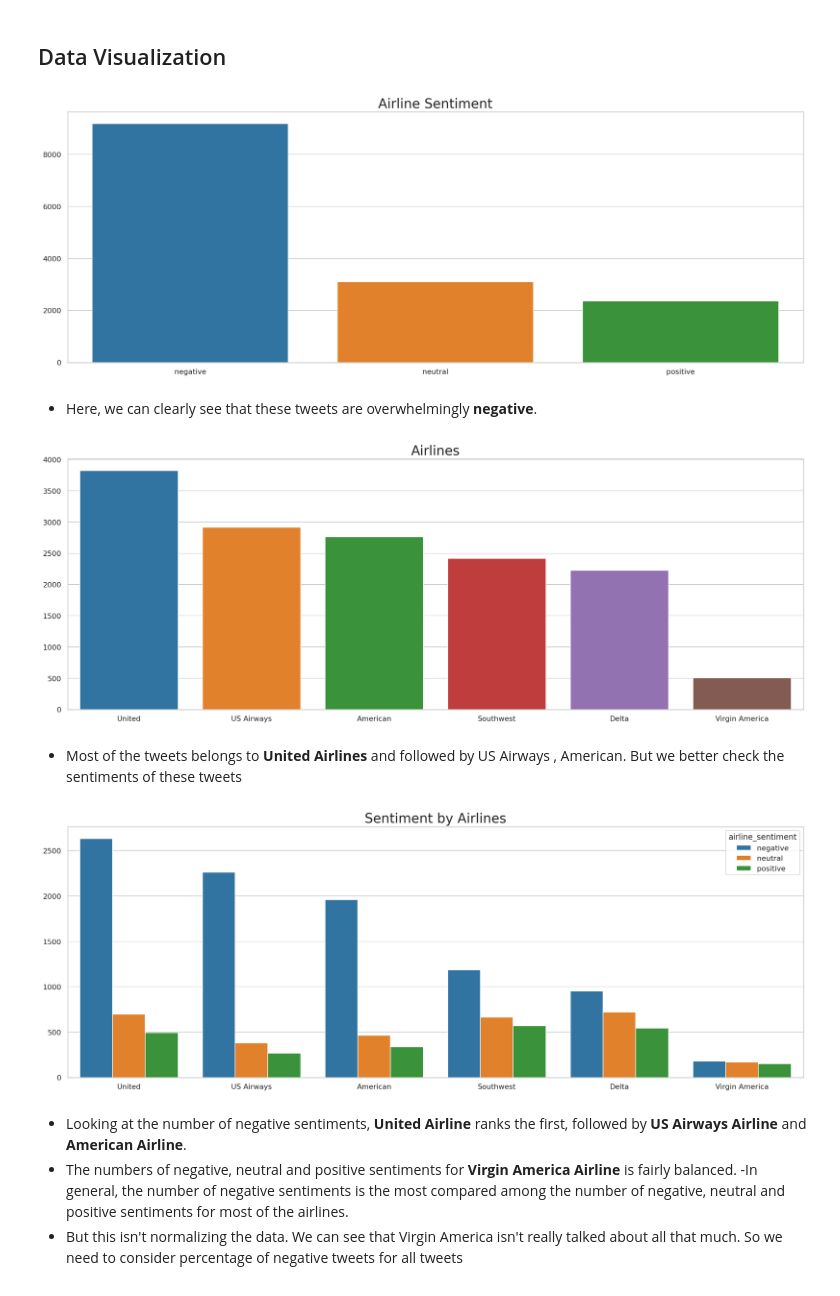
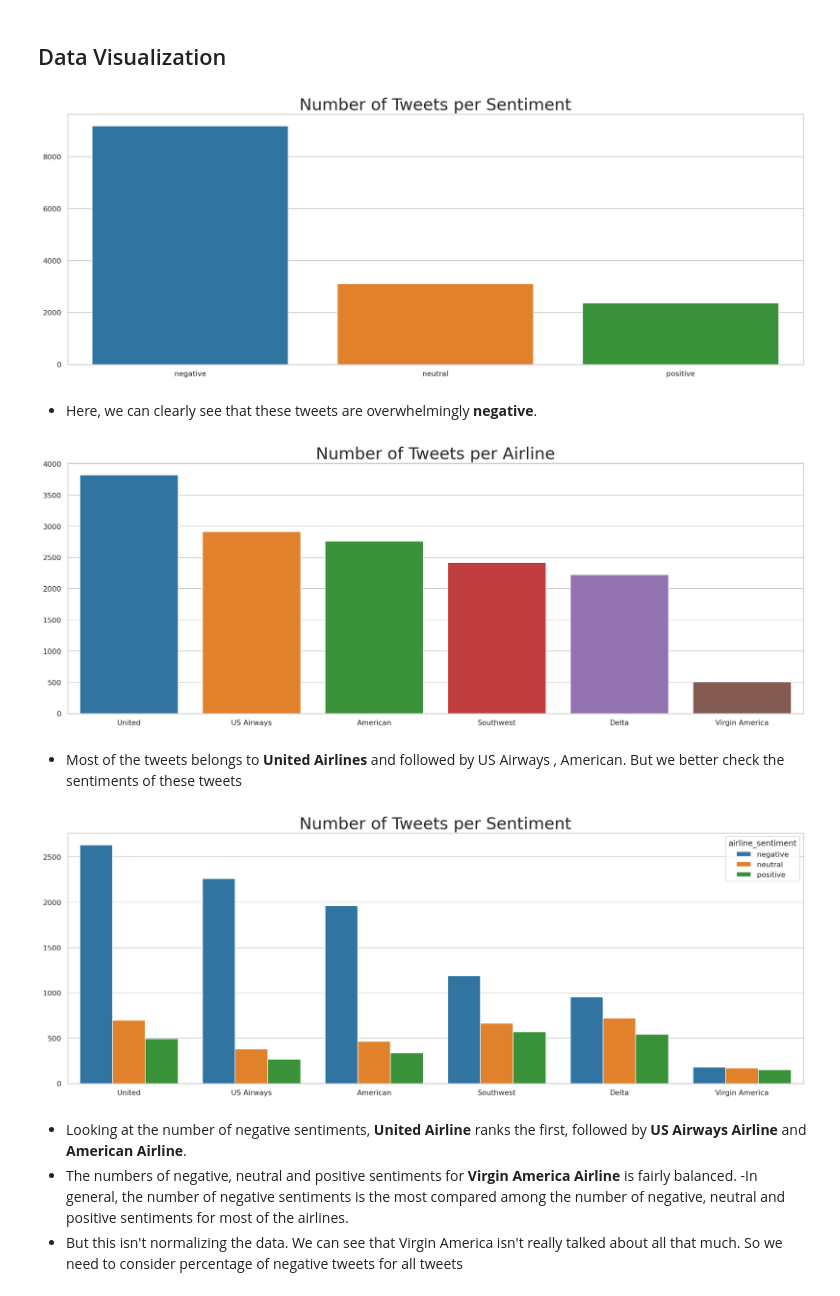
Before and after one commit to jadecebeci/Twitter-Sentiment-Analysis-on-Airlines, a Jupyter notebook: Exploratory_Data_Analysis.ipynb, the cells around one changed output. Cells and saved outputs as stored; diff of their text form; code cells hidden in the pictures.

```diff
--- a/Exploratory_Data_Analysis.ipynb
+++ b/Exploratory_Data_Analysis.ipynb
@@ -233,12 +233,12 @@ I will be mainly focusing on the following columns:
 # %%
 plt.figure(figsize=(20,7));
 sns.countplot(x= df.airline_sentiment, order = df.airline_sentiment.value_counts().index);
 plt.xlabel('');
 plt.ylabel('');
-plt.title('Airline Sentiment',fontsize = 20);
+plt.title('Number of Tweets per Sentiment',fontsize = 25);
 plt.show()
 # %% [output]
-[figure, old version]
+[figure, new version]
 # %% [markdown]
 - Here, we can clearly see that these tweets are overwhelmingly **negative**.
 # %%
@@ -246,22 +246,22 @@ plt.figure(figsize=(20,7));
 sns.countplot(x= df.airline, order = df.airline.value_counts().index);
 plt.xlabel('');
 plt.ylabel('');
-plt.title('Airlines',fontsize = 20);
+plt.title('Number of Tweets per Airline',fontsize = 25);
 plt.show()
 # %% [output]
-[figure, old version]
+[figure, new version]
 # %% [markdown]
 - Most of the tweets belongs to **United Airlines** and followed by US Airways , American. But we better check the sentiments of these tweets
 # %%
 plt.figure(figsize=(20,7));
 sns.countplot(x= df.airline , order = df.airline.value_counts().index ,hue= df.airline_sentiment ,
-              hue_order = df.airline_sentiment.value_counts().index );
+              hue_order = df.airline_sentiment.value_counts().index);
 plt.xlabel('');
 plt.ylabel('');
-plt.title('Sentiment by Airlines',fontsize = 20);
+plt.title('Number of Tweets per Sentiment',fontsize = 25);
 plt.show()
 # %% [output]
-[figure, old version]
+[figure, new version]
 # %% [markdown]
 - Looking at the number of negative sentiments, **United Airline** ranks the first, followed by **US Airways Airline** and **American Airline**.
 - The numbers of negative, neutral and positive sentiments for **Virgin America Airline** is fairly balanced.
```
Also changed, not shown: parts of 3 cells of this notebook.
